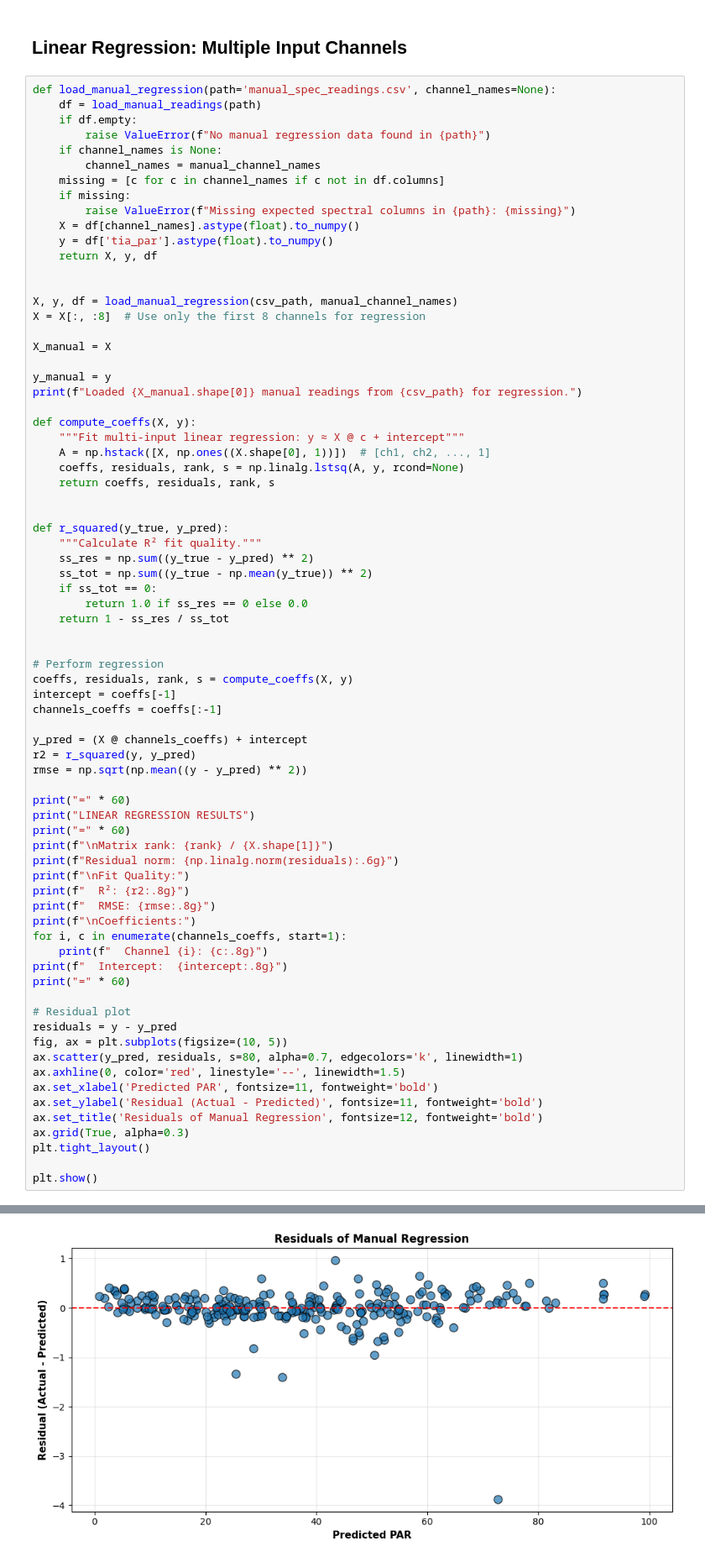
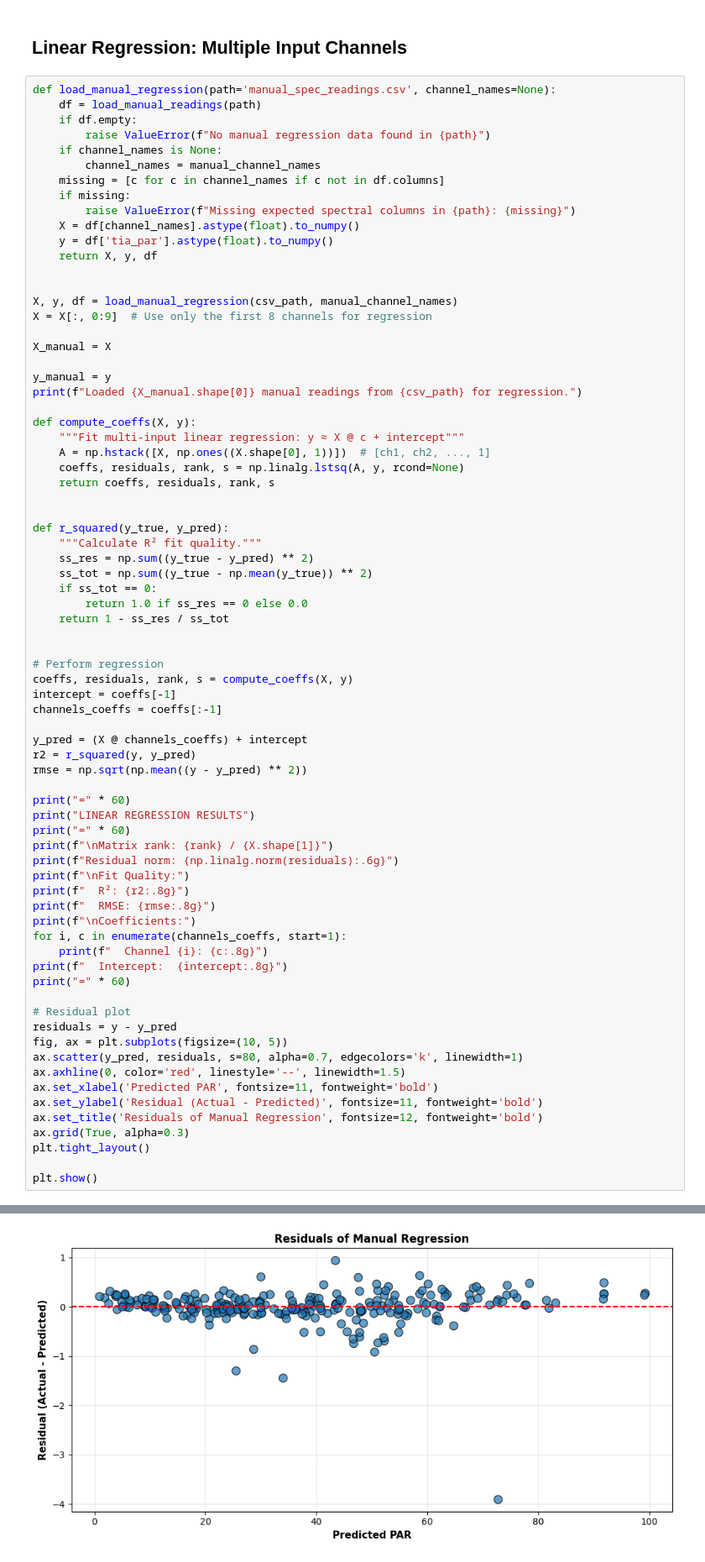
Before and after one commit to Jan-IngenHousz-Institute/miniPar, a Jupyter notebook: Scripts/calibrate_spec_notebook.ipynb, the cells around one changed output, grey strips where cells are left out. Shown at 84% size. Cells and saved outputs as stored; diff of their text form.

```diff
--- a/Scripts/calibrate_spec_notebook.ipynb
+++ b/Scripts/calibrate_spec_notebook.ipynb
@@ -344,7 +338,7 @@ def load_manual_regression(path='manual_spec_readings.csv', channel_names=None):
 
 
 X, y, df = load_manual_regression(csv_path, manual_channel_names)
-X = X[:, :8]  # Use only the first 8 channels for regression
+X = X[:, 0:9]  # Use only the first 8 channels for regression
 
 X_manual = X
 
@@ -422,2 +416,2 @@ Fit Quality:
 ============================================================
-[figure, old version]
+[figure, new version]
```
Also changed, not shown: parts of 8 cells of this notebook, 1 other file.
